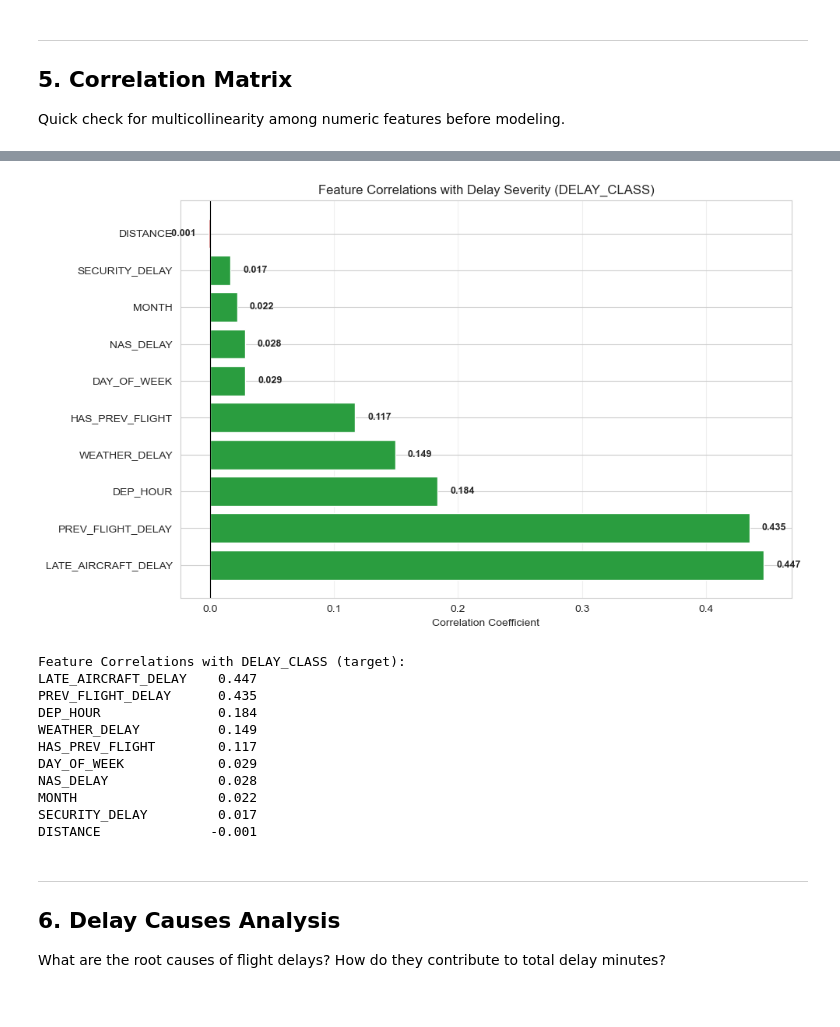
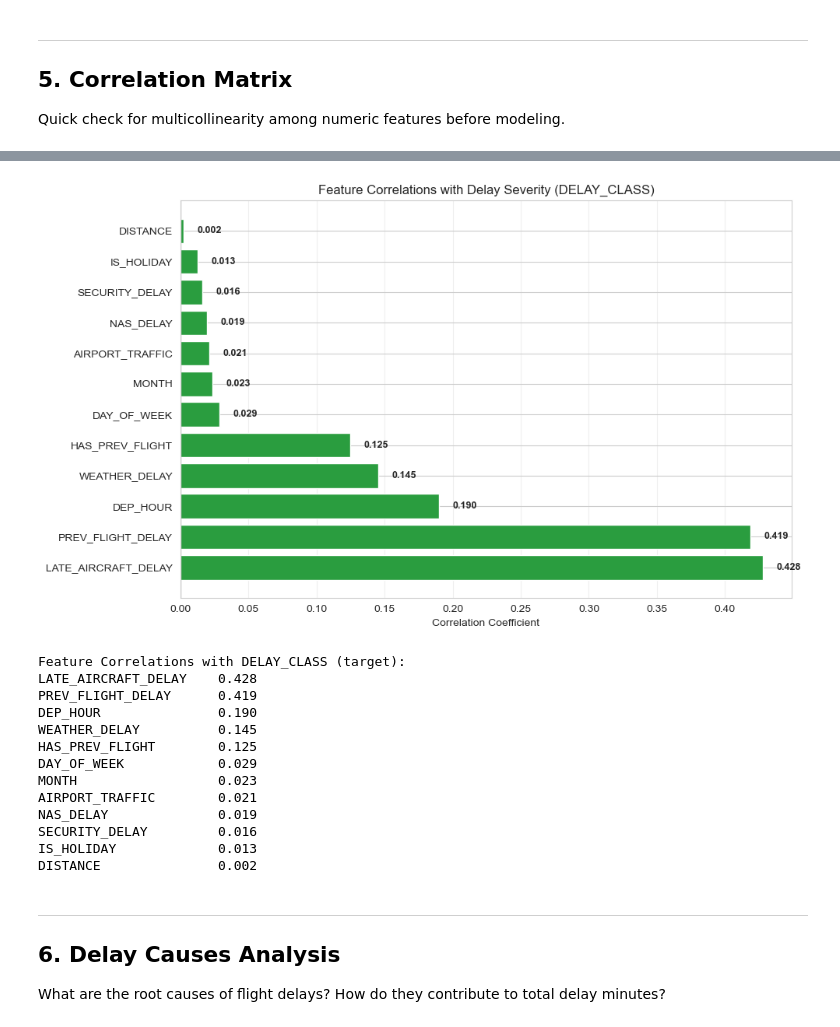
Before and after one commit to dennisous/STT811-Project, a Jupyter notebook: eda.ipynb, the cells around one changed output, grey strips where cells are left out. Saved outputs shown, nothing was run; the diff lists cells and outputs as text; code cells hidden in the pictures.

```diff
--- a/eda.ipynb
+++ b/eda.ipynb
@@ -6,7 +6,6 @@ import seaborn as sns
 
 sns.set_style("whitegrid")
 
-# Load only the columns needed for EDA
 eda_cols = [
     "DEP_DELAY",
     "DEP_DEL15",
@@ -21,6 +20,8 @@ eda_cols = [
     "LATE_AIRCRAFT_DELAY",
     "PREV_FLIGHT_DELAY",
     "HAS_PREV_FLIGHT",
+    "AIRPORT_TRAFFIC",
+    "IS_HOLIDAY",
 ]
 df = pd.read_parquet("combined_preprocessed.parquet", columns=eda_cols)
 print(df.shape)
@@ -443,9 +420,8 @@ Orlando, FL            0.244548  158378
 Nashville, TN          0.243842  103895
 Charlotte, NC          0.239675  192085
 # %%
-# Bin distance into 5 buckets for a clearer trend
 bins = [0, 300, 700, 1200, 2000, 6000]
-labels = ["<300 mi", "300–700", "700–1200", "1200–2000", "2000+"]
+labels = ["<300 mi", "300-700", "700-1200", "1200-2000", "2000+"]
 df["DIST_BUCKET"] = pd.cut(df["DISTANCE"], bins=bins, labels=labels)
 grouped = df.groupby("DIST_BUCKET", observed=True)
 bucket_delay = grouped["DEP_DEL15"].mean() * 100
@@ -505,7 +480,6 @@ Dallas/Fort Worth, TX  0.229939  306912
 
 Quick check for multicollinearity among numeric features before modeling.
 # %%
-# Correlation matrix of core numeric features (excluding one-hot stuff)
 numeric_cols = [
     "DEP_DELAY",
     "DEP_DEL15",
@@ -519,6 +493,8 @@ numeric_cols = [
     "LATE_AIRCRAFT_DELAY",
     "PREV_FLIGHT_DELAY",
     "HAS_PREV_FLIGHT",
+    "AIRPORT_TRAFFIC",
+    "IS_HOLIDAY",
     "DELAY_CLASS",
 ]
 avail = [c for c in numeric_cols if c in df.columns]
@@ -542,48 +518,52 @@ plt.show()
 # %%
-# Top correlations with target variable (DELAY_CLASS)
-# Exclude DEP_DELAY and DEP_DEL15 as they are derived from or directly related to the target
-target_corr = corr["DELAY_CLASS"].drop("DELAY_CLASS").drop(["DEP_DELAY", "DEP_DEL15"]).sort_values(ascending=False)
+target_corr = (
+    corr["DELAY_CLASS"]
+    .drop("DELAY_CLASS")
+    .drop(["DEP_DELAY", "DEP_DEL15"])
+    .sort_values(ascending=False)
+)
 
 fig, ax = plt.subplots(figsize=(10, 6))
 colors = ["#2a9d3f" if x > 0 else "indianred" for x in target_corr.values]
 bars = ax.barh(range(len(target_corr)), target_corr.values, color=colors)
 ax.set_yticks(range(len(target_corr)))
 ax.set_yticklabels(target_corr.index)
 ax.set_xlabel("Correlation Coefficient")
 ax.set_title("Feature Correlations with Delay Severity (DELAY_CLASS)")
 ax.axvline(0, color="black", lw=0.8)
 ax.grid(axis="x", alpha=0.3)
 
-# Add value labels
 for i, (bar, val) in enumerate(zip(bars, target_corr.values)):
     ax.text(
         val + (0.01 if val > 0 else -0.01),
         bar.get_y() + bar.get_height() / 2,
         f"{val:.3f}",
         va="center",
         ha="left" if val > 0 else "right",
         fontsize=9,
         fontweight="bold",
     )
 
 plt.tight_layout()
 plt.show()
 
 print("Feature Correlations with DELAY_CLASS (target):")
 print(target_corr.round(3).to_string())
 # %% [output]
-[figure, old version]
+[figure, new version]
 Feature Correlations with DELAY_CLASS (target):
-LATE_AIRCRAFT_DELAY    0.447
-PREV_FLIGHT_DELAY      0.435
-DEP_HOUR               0.184
-WEATHER_DELAY          0.149
-HAS_PREV_FLIGHT        0.117
+LATE_AIRCRAFT_DELAY    0.428
+PREV_FLIGHT_DELAY      0.419
+DEP_HOUR               0.190
+WEATHER_DELAY          0.145
+HAS_PREV_FLIGHT        0.125
 DAY_OF_WEEK            0.029
-NAS_DELAY              0.028
-MONTH                  0.022
-SECURITY_DELAY         0.017
-DISTANCE              -0.001
+MONTH                  0.023
+AIRPORT_TRAFFIC        0.021
+NAS_DELAY              0.019
+SECURITY_DELAY         0.016
+IS_HOLIDAY             0.013
+DISTANCE               0.002
 # %% [markdown]
 ---
 ## 6. Delay Causes Analysis
```
Also changed, not shown: parts of 14 cells of this notebook.
